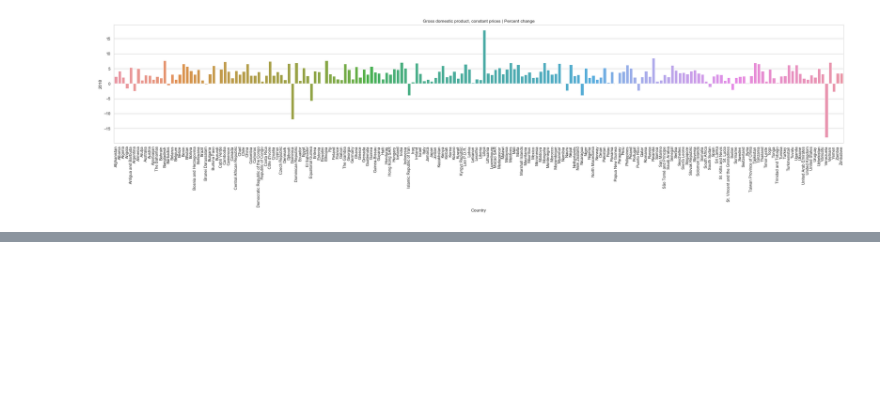
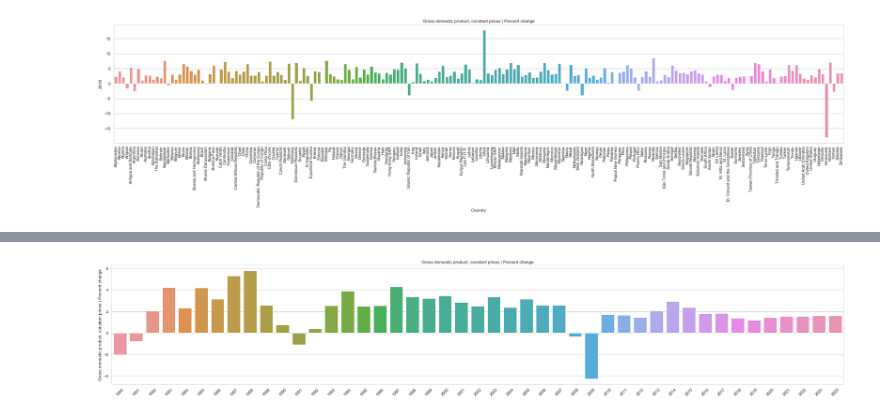
Before and after one commit to sraktale/pygn, a Jupyter notebook: scratch/sraktale/imf_gdp_analytics.ipynb, the cells around one changed output, grey strips where cells are left out. Cells and saved outputs as stored; diff of their text form; code cells hidden in the pictures; blank space fills up the shorter version.

```diff
--- a/scratch/sraktale/imf_gdp_analytics.ipynb
+++ b/scratch/sraktale/imf_gdp_analytics.ipynb
@@ -114,0 +126,16 @@ for descriptor_unit in descriptors_units:
+# %%
+fields = ['Country','Subject Descriptor', 'Units']
+fields.extend(years)
+# %%
+df_uk_gdp = df_uk[(df_uk['Subject Descriptor'] == descriptor) & (df_uk['Units'] == units)][fields]
+# %%
+df_uk_plot = pd.DataFrame( {descriptor + ' | ' + units : df_uk_gdp[years].values[0]}, index = years)
+# %%
+df_uk_plot[descriptor + ' | ' + units] = df_uk_plot[descriptor + ' | ' + units].apply(to_float)
+# %%
+f, ax = plt.subplots(figsize=(36, 6));
+plt.xticks(rotation=45)
+plt.title(descriptor + ' | ' + units)
+ax = sns.barplot(x=df_uk_plot.index.values, y='Gross domestic product, constant prices | Percent change', data=df_uk_plot)
+# %% [output]
+[figure, added]
```
Also changed, not shown: parts of 6 cells of this notebook.
